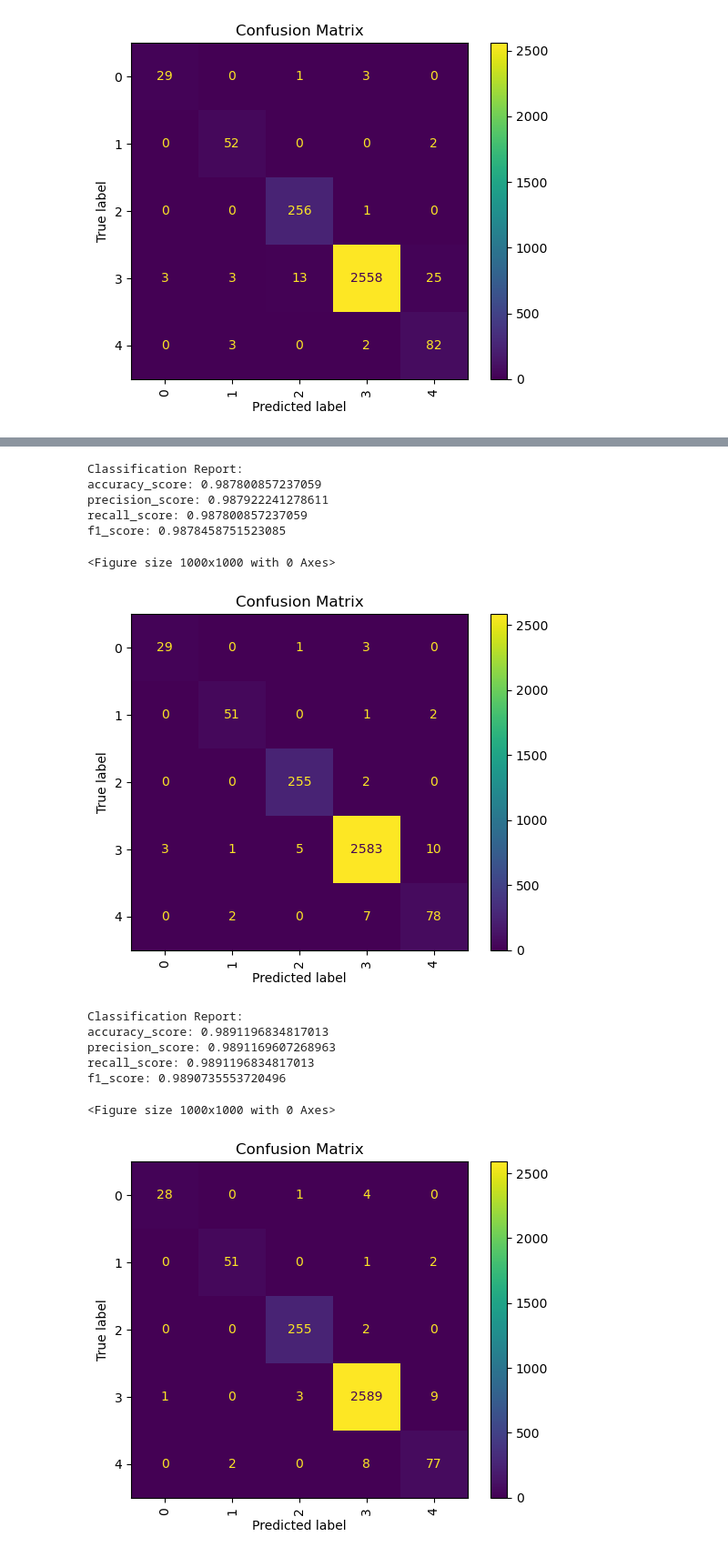
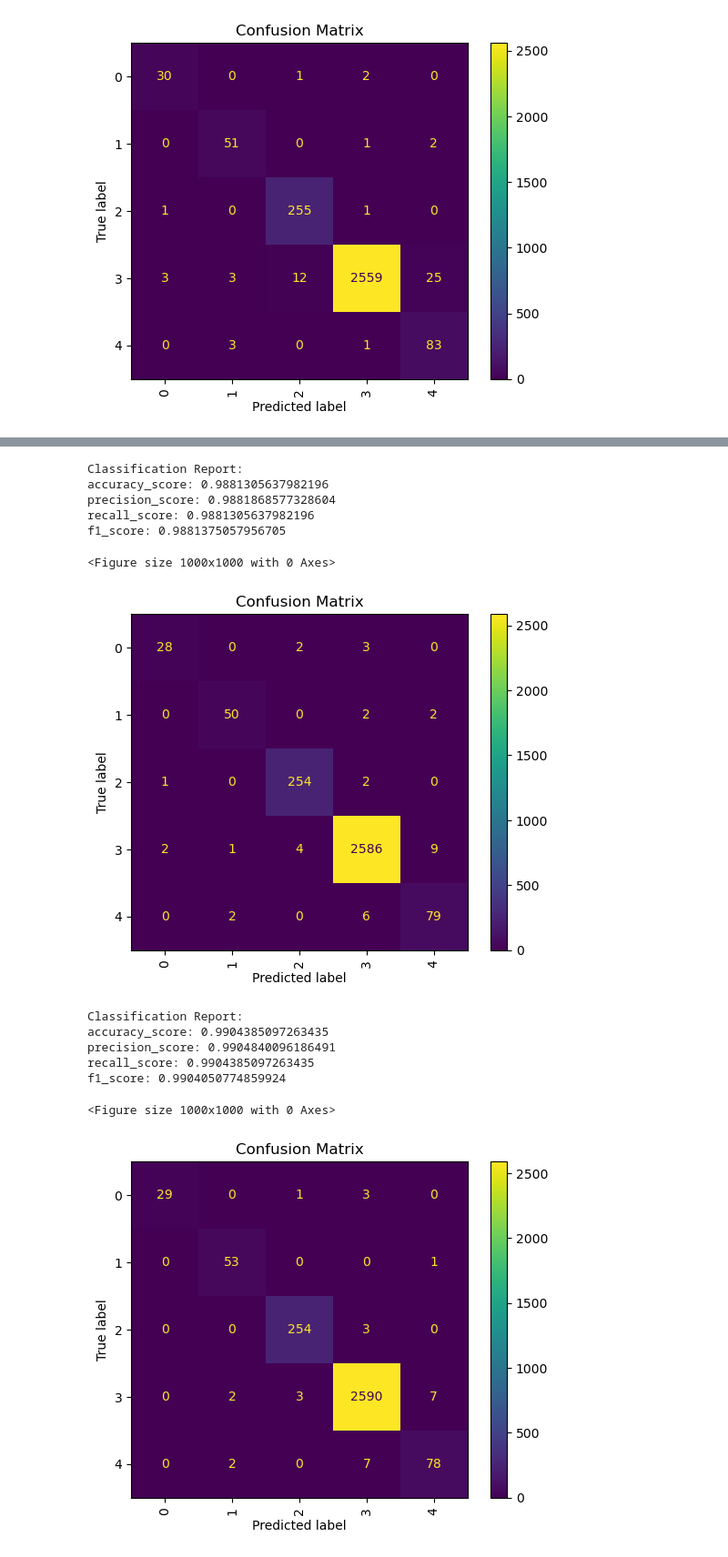
Before and after one commit to jzs3uu/Exoplanets, a Jupyter notebook: cleaning_EDA.ipynb, the cells around one changed output, grey strips where cells are left out. Shown at 91% size. Drawn from its saved outputs; the diff is of its cells as text; code cells hidden in the pictures.

```diff
--- a/cleaning_EDA.ipynb
+++ b/cleaning_EDA.ipynb
@@ -269,5 +270,5 @@ label_encoder = LabelEncoder()
 df = df_cleaned.copy()
 df['habitability_encoded'] = label_encoder.fit_transform(df['habitability_class'])
 
-X = df[['pl_rade', 'pl_eqt', 'pl_orbper', 'pl_orbsmax', 'st_teff', 'st_rad', 'st_mass']].copy()
+X = df[['sy_snum', 'pl_rade', 'pl_eqt', 'pl_orbper', 'pl_orbsmax', 'st_teff', 'st_rad', 'st_mass']].copy()
 y = df['habitability_encoded']
@@ -391,37 +409,37 @@ plt.title('Confusion Matrix')
 plt.show()
 # %% [output]
 Classification Report:
-accuracy_score: 0.987800857237059
-precision_score: 0.987922241278611
-recall_score: 0.987800857237059
-f1_score: 0.9878458751523085
+accuracy_score: 0.9881305637982196
+precision_score: 0.9881868577328604
+recall_score: 0.9881305637982196
+f1_score: 0.9881375057956705
 <Figure size 1000x1000 with 0 Axes>
-[figure, old version]
+[figure, new version]
 # %%
-knn = KNeighborsClassifier(n_neighbors=2, weights='distance')
+knn = KNeighborsClassifier(n_neighbors=4, weights='distance')
 knn.fit(X_train_scaled, y_train)
 y_pred = knn.predict(X_test_scaled)
 
 print("Classification Report:")
 print(f"accuracy_score: {accuracy_score(y_test, y_pred)}")
 print(f"precision_score: {precision_score(y_test, y_pred, average='weighted')}")
 print(f"recall_score: {recall_score(y_test, y_pred, average='weighted')}")
 print(f"f1_score: {f1_score(y_test, y_pred, average='weighted')}")
 
 cm = confusion_matrix(y_test, y_pred)
 disp = ConfusionMatrixDisplay(confusion_matrix=cm)
 plt.figure(figsize=(10, 10))
 disp.plot(xticks_rotation='vertical')
 plt.title('Confusion Matrix')
 plt.show()
 # %% [output]
 Classification Report:
-accuracy_score: 0.9891196834817013
-precision_score: 0.9891169607268963
-recall_score: 0.9891196834817013
-f1_score: 0.9890735553720496
+accuracy_score: 0.9904385097263435
+precision_score: 0.9904840096186491
+recall_score: 0.9904385097263435
+f1_score: 0.9904050774859924
 <Figure size 1000x1000 with 0 Axes>
-[figure, old version]
+[figure, new version]
 # %%
 from sklearn.model_selection import GridSearchCV
 # %%
```
Also changed, not shown: parts of 12 cells of this notebook.
